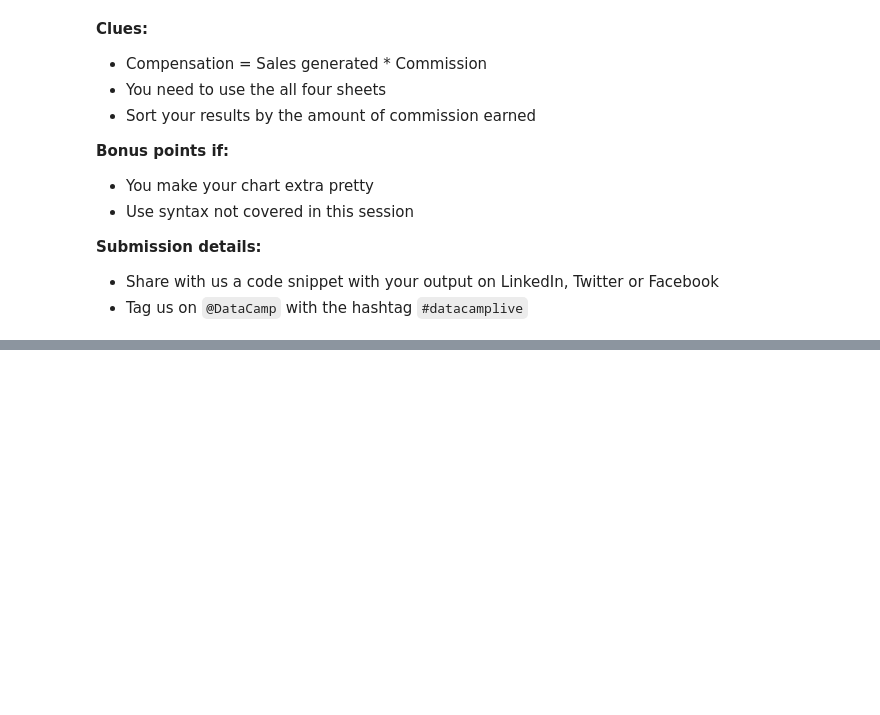
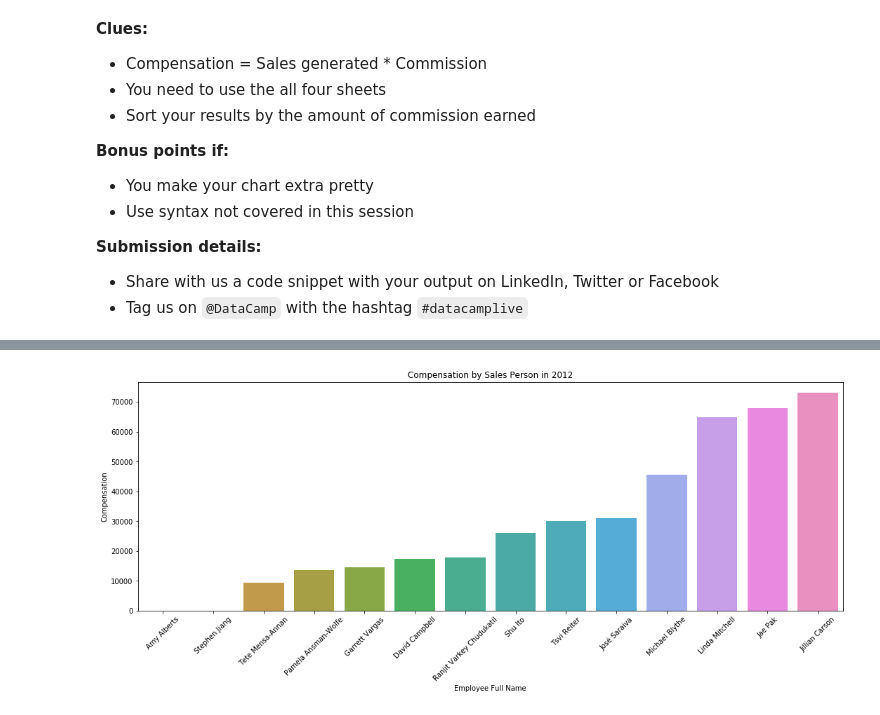
Before and after one commit to kolom-ensky/datacamp_webinars, a Jupyter notebook: python_for_excel_users.ipynb, the cells around one changed output, grey strips where cells are left out. Drawn from its saved outputs; the diff is of its cells as text; code cells hidden in the pictures; blank space fills up the shorter version.

```diff
--- a/python_for_excel_users.ipynb
+++ b/python_for_excel_users.ipynb
@@ -584,0 +605,3 @@ plt.show()
+# %%
+sales_customers_date_employees['Compensation'] = sales_customers_date_employees['TotalDue'] * sales_customers_date_employees['CommissionPct']
+sales_customers_date_employees.head()
@@ -584,0 +615,3 @@ plt.show()
+# %%
+compensation_employees = sales_customers_date_employees.groupby(['Order_Year', 'FullName']).sum().reset_index()
+compensation_employees.head()
@@ -584,0 +625,3 @@ plt.show()
+# %%
+compensation_employees.sort_values(['Order_Year', 'Compensation'], ascending=True, inplace=True)
+compensation_employees.head()
@@ -584,0 +635,3 @@ plt.show()
+# %%
+compensation_employees_2012 = compensation_employees[compensation_employees['Order_Year'] == 2012]
+compensation_employees_2012.head()
@@ -584,0 +645,10 @@ plt.show()
+# %%
+plt.figure(figsize=(18,6))
+sns.barplot(x='FullName', y='Compensation', data=compensation_employees_2012)
+plt.xlabel('Employee Full Name')
+plt.xticks(rotation=45)
+plt.ylabel('Compensation')
+plt.title('Compensation by Sales Person in 2012')
+plt.show()
+# %% [output]
+[figure, added]
```
Also changed, not shown: parts of 11 cells of this notebook.
